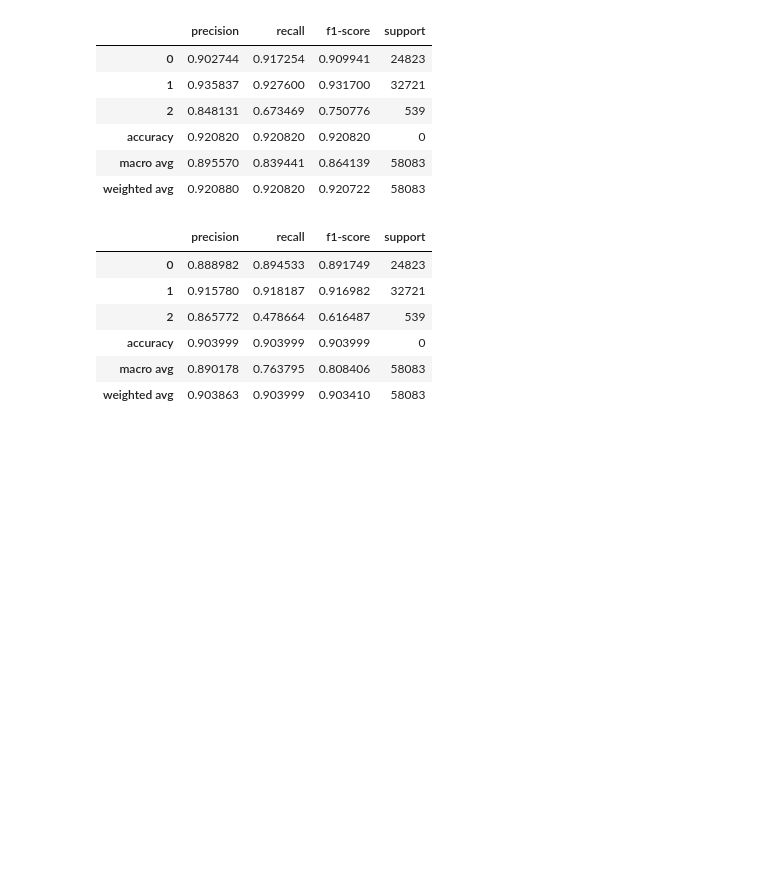
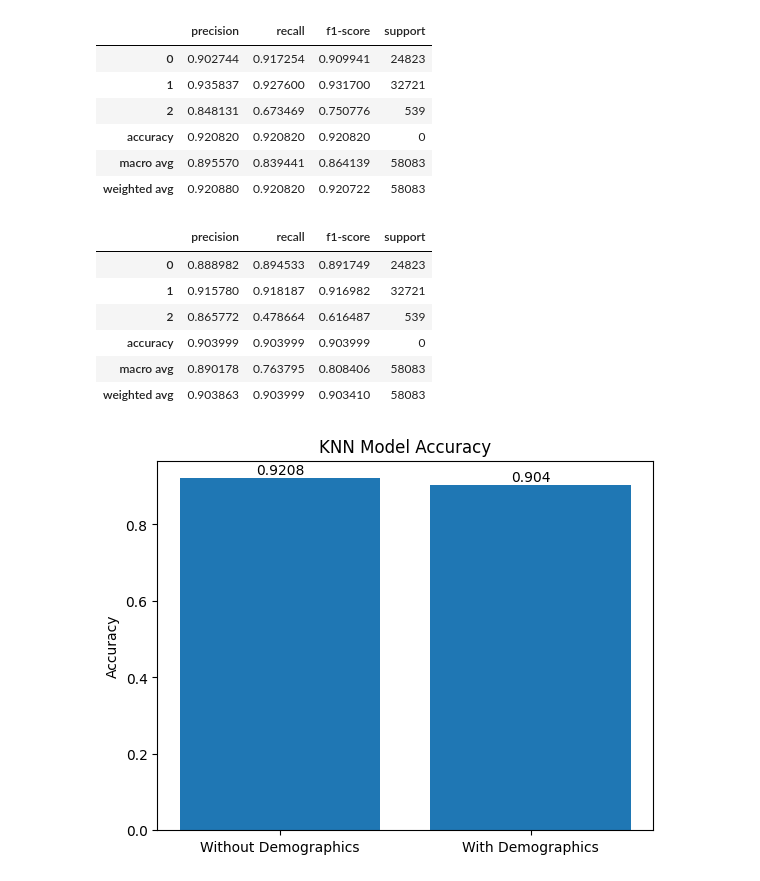
Before and after one commit to annahauk/CS513, a Jupyter notebook: models/KNN.ipynb, the cells around one changed output. Drawn from its saved outputs; the diff is of its cells as text; code cells hidden in the pictures; blank space fills up the shorter version.

```diff
--- a/models/KNN.ipynb
+++ b/models/KNN.ipynb
@@ -305,3 +305,16 @@ styled_df
 | accuracy | 0.903999 | 0.903999 | 0.903999 | 0 |
 | macro avg | 0.890178 | 0.763795 | 0.808406 | 58083 |
 | weighted avg | 0.903863 | 0.903999 | 0.903410 | 58083 |
+# %%
+# plot the accuracies of the KNN model with and without demographics
+accuracies = [accuracy, accuracy2]
+labels = ['Without Demographics', 'With Demographics']
+
+plt.bar(labels, accuracies)
+for i, v in enumerate(accuracies):
+    plt.text(i, v + 0.01, str(round(v, 4)), ha='center')
+plt.ylabel('Accuracy')
+plt.title('KNN Model Accuracy')
+plt.show()
+# %% [output]
+[figure, added]
```
Also changed, not shown: parts of 2 cells of this notebook.
